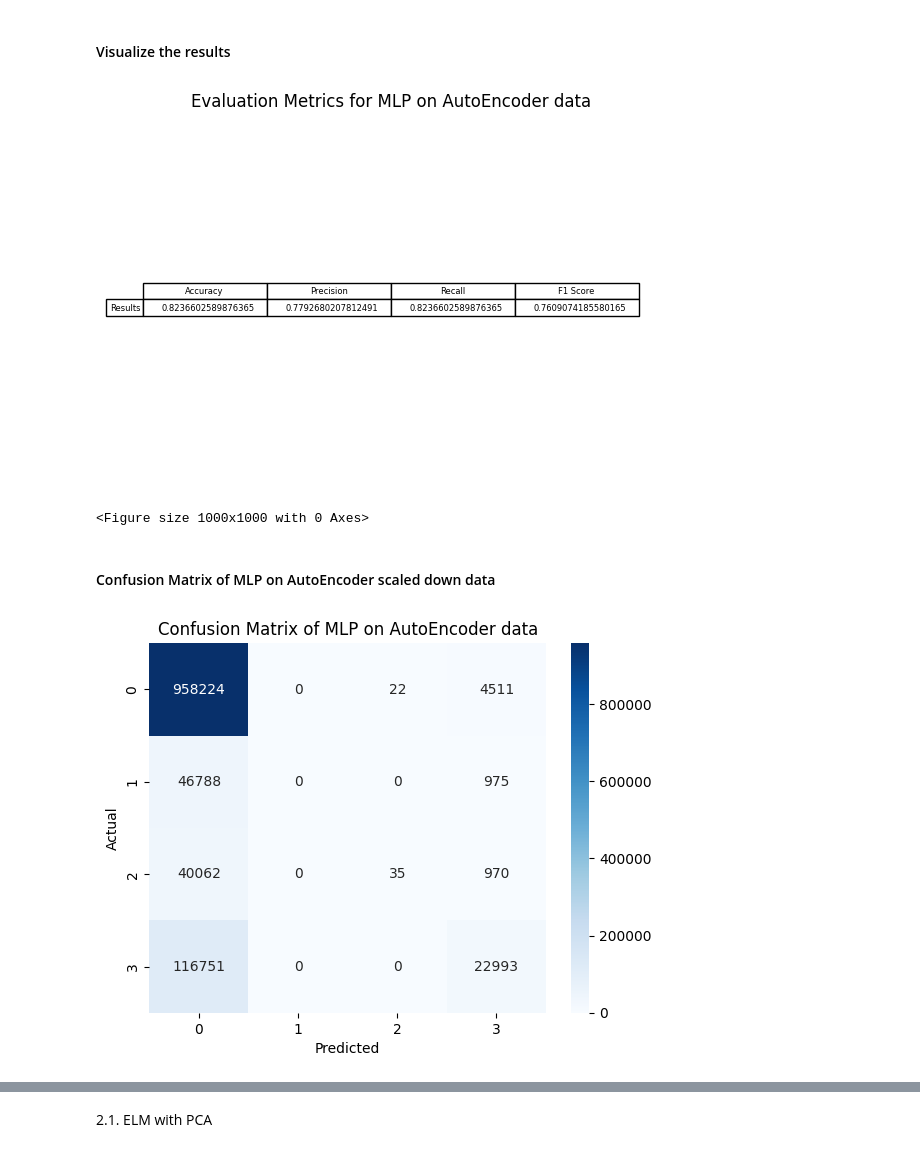
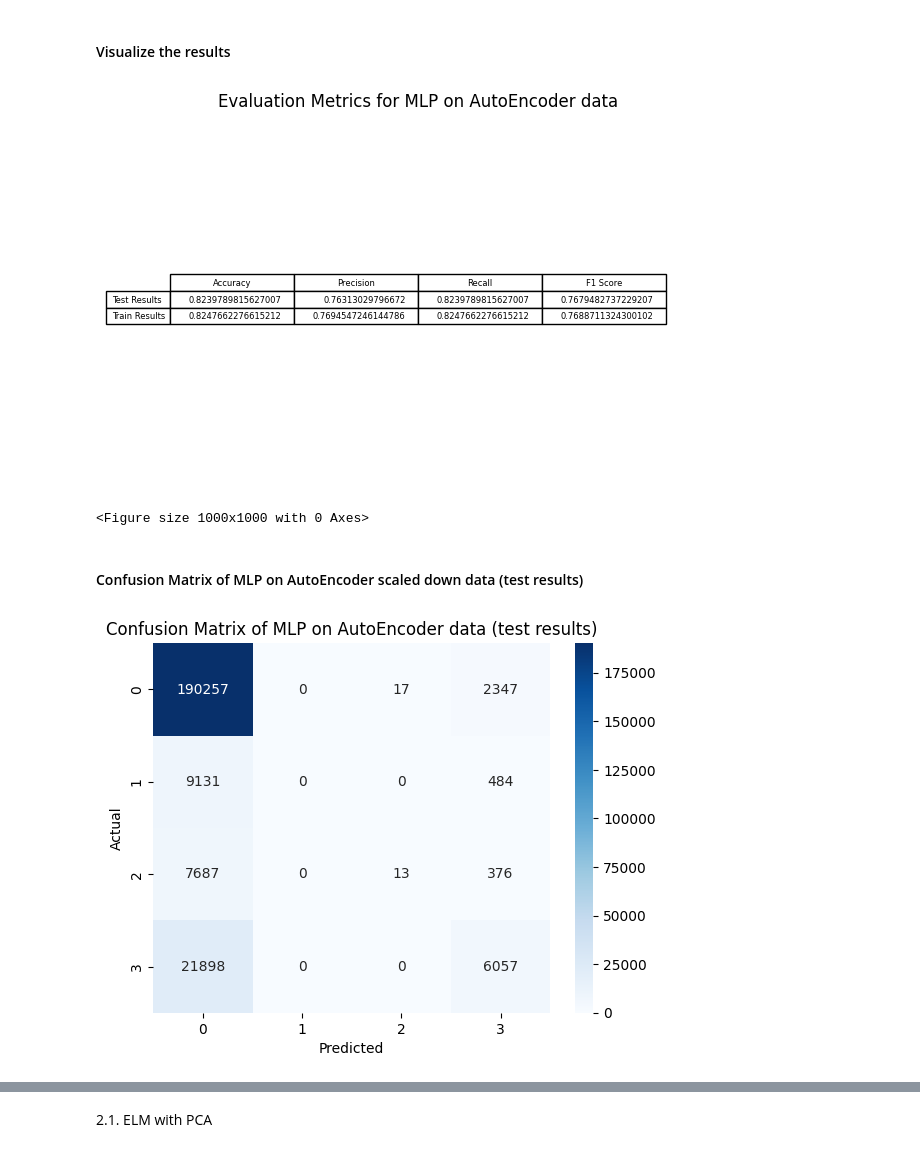
Before and after one commit to yazdanzv/Compare_Multiple_DL_Methods_on_Flight_USA_Dataset, a Jupyter notebook: main.ipynb, the cells around one changed output, grey strips where cells are left out. Cells and saved outputs as stored; diff of their text form; code cells hidden in the pictures.

```diff
--- a/main.ipynb
+++ b/main.ipynb
@@ -664,21 +671,21 @@ con_mat_mlp_auto_train = confusion_matrix(y_auto_train, pred_mlp_auto_train)
 # %% [markdown]
 <h4>Visualize the results</h4>
 # %%
-plt.table([[acc_mlp_auto, prec_mlp_auto, rec_mlp_auto, f1_mlp_auto]], colLabels=['Accuracy', 'Precision', 'Recall', 'F1 Score'], rowLabels=['Results'], loc='center')
+plt.table([[acc_mlp_auto_test, prec_mlp_auto_test, rec_mlp_auto_test, f1_mlp_auto_test], [acc_mlp_auto_train, prec_mlp_auto_train, rec_mlp_auto_train, f1_mlp_auto_train]], colLabels=['Accuracy', 'Precision', 'Recall', 'F1 Score'], rowLabels=['Test Results', 'Train Results'], loc='center')
 plt.axis('off')
 plt.title("Evaluation Metrics for MLP on AutoEncoder data")
 plt.figure(figsize=(10,10))
 plt.show()
 # %% [output]
-[figure, old version]
+[figure, new version]
 <Figure size 1000x1000 with 0 Axes>
 # %% [markdown]
-<h4>Confusion Matrix of MLP on AutoEncoder scaled down data</h4>
+<h4>Confusion Matrix of MLP on AutoEncoder scaled down data (test results)</h4>
 # %%
-sb.heatmap(con_mat_mlp_auto, annot=True, fmt='d', cmap='Blues')
+sb.heatmap(con_mat_mlp_auto_test, annot=True, fmt='d', cmap='Blues')
 plt.ylabel("Actual")
 plt.xlabel("Predicted")
-plt.title("Confusion Matrix of MLP on AutoEncoder data")
+plt.title("Confusion Matrix of MLP on AutoEncoder data (test results)")
 plt.show()
 # %% [output]
-[figure, old version]
+[figure, new version]
```
Also changed, not shown: parts of 25 cells of this notebook.
